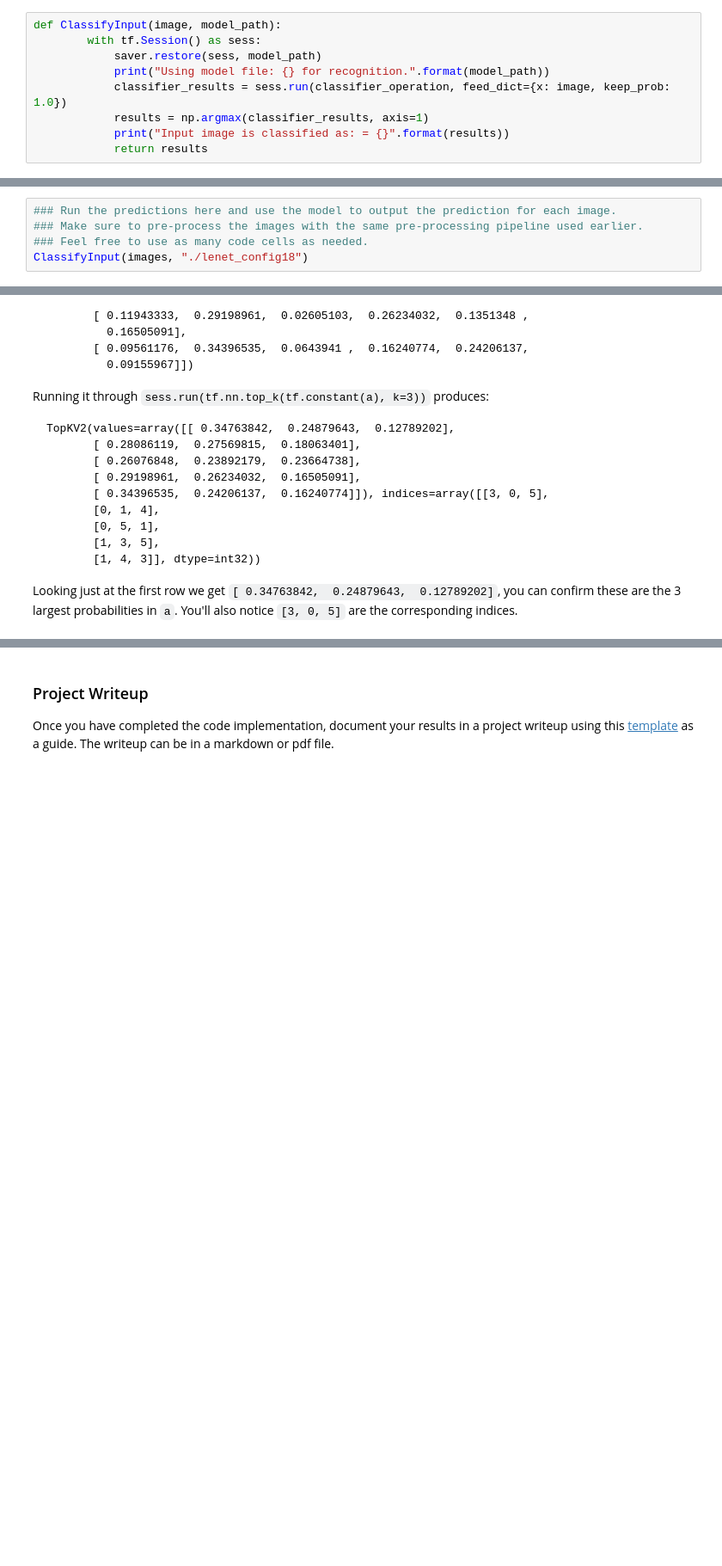
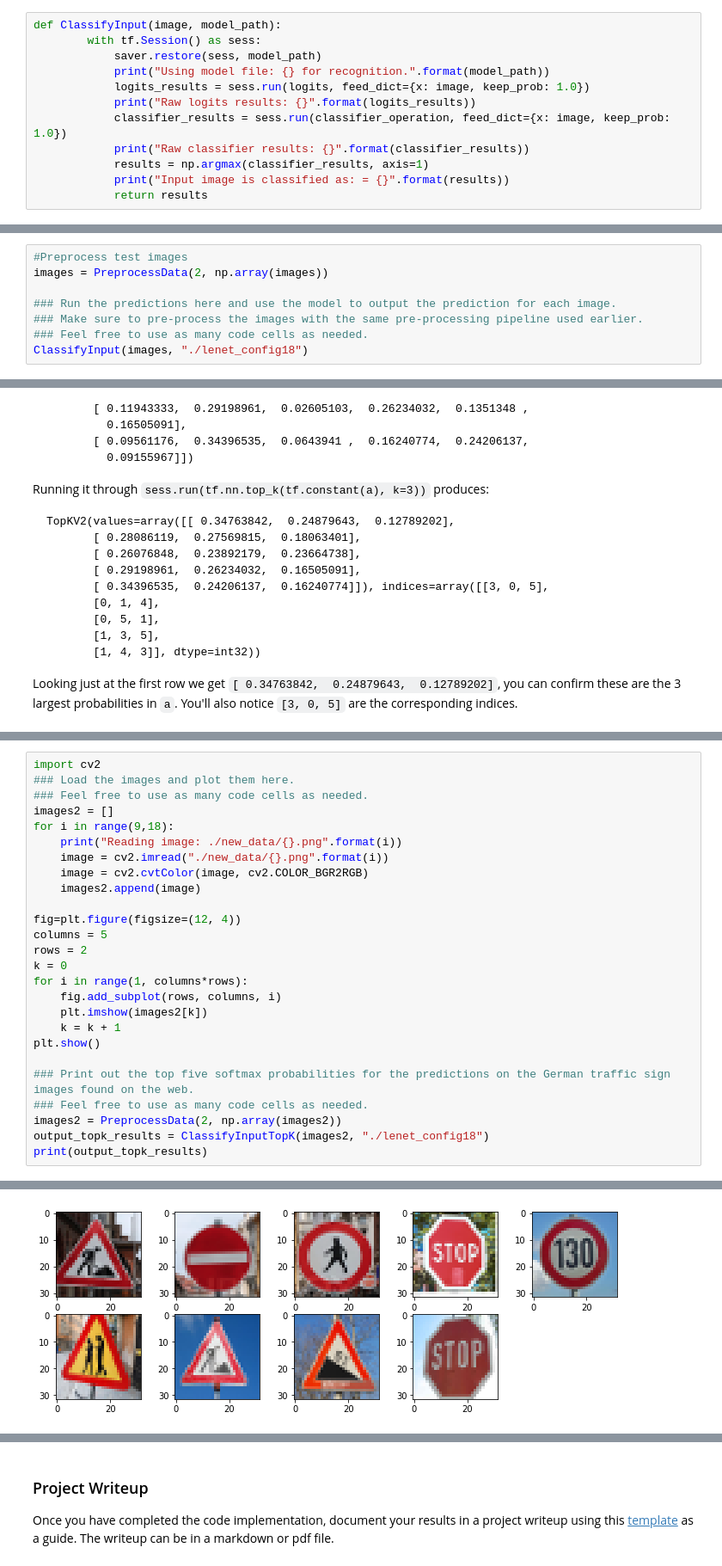
Before and after one commit to enienws/CarND-Traffic-Sign-Classifier-Project, a Jupyter notebook: Traffic_Sign_Classifier.ipynb, the cells around one changed output, grey strips where cells are left out. Shown at 86% size. Cells and saved outputs as stored; diff of their text form; blank space fills up the shorter version.

```diff
--- a/Traffic_Sign_Classifier.ipynb
+++ b/Traffic_Sign_Classifier.ipynb
@@ -556,7 +565,10 @@ def ClassifyInput(image, model_path):
         with tf.Session() as sess:
             saver.restore(sess, model_path)
             print("Using model file: {} for recognition.".format(model_path))
+            logits_results = sess.run(logits, feed_dict={x: image, keep_prob: 1.0})
+            print("Raw logits results: {}".format(logits_results))
             classifier_results = sess.run(classifier_operation, feed_dict={x: image, keep_prob: 1.0})
+            print("Raw classifier results: {}".format(classifier_results))
             results = np.argmax(classifier_results, axis=1)
             print("Input image is classified as: = {}".format(results))
             return results
@@ -1422,6 +1434,9 @@ plt.show()
 # %% [markdown]
 ### Predict the Sign Type for Each Image
 # %%
+#Preprocess test images
+images = PreprocessData(2, np.array(images))
+
 ### Run the predictions here and use the model to output the prediction for each image.
 ### Make sure to pre-process the images with the same pre-processing pipeline used earlier.
 ### Feel free to use as many code cells as needed.
@@ -1517,0 +1553,27 @@ TopKV2(values=array([[ 1.,  0.,  0.,  0.,  0.],
+# %%
+import cv2
+### Load the images and plot them here.
+### Feel free to use as many code cells as needed.
+images2 = []
+for i in range(9,18):
+    print("Reading image: ./new_data/{}.png".format(i))
+    image = cv2.imread("./new_data/{}.png".format(i))
+    image = cv2.cvtColor(image, cv2.COLOR_BGR2RGB)
+    images2.append(image)
+
+fig=plt.figure(figsize=(12, 4))
+columns = 5
+rows = 2
+k = 0
+for i in range(1, columns*rows):
+    fig.add_subplot(rows, columns, i)
+    plt.imshow(images2[k])
+    k = k + 1
+plt.show()
+
+### Print out the top five softmax probabilities for the predictions on the German traffic sign images found on the web.
+### Feel free to use as many code cells as needed.
+images2 = PreprocessData(2, np.array(images2))
+output_topk_results = ClassifyInputTopK(images2, "./lenet_config18")
+print(output_topk_results)
+# %% [output]
@@ -1517,0 +1589 @@ TopKV2(values=array([[ 1.,  0.,  0.,  0.,  0.],
+[figure, added]
```
Also changed, not shown: parts of 7 cells of this notebook, 15 other files.
